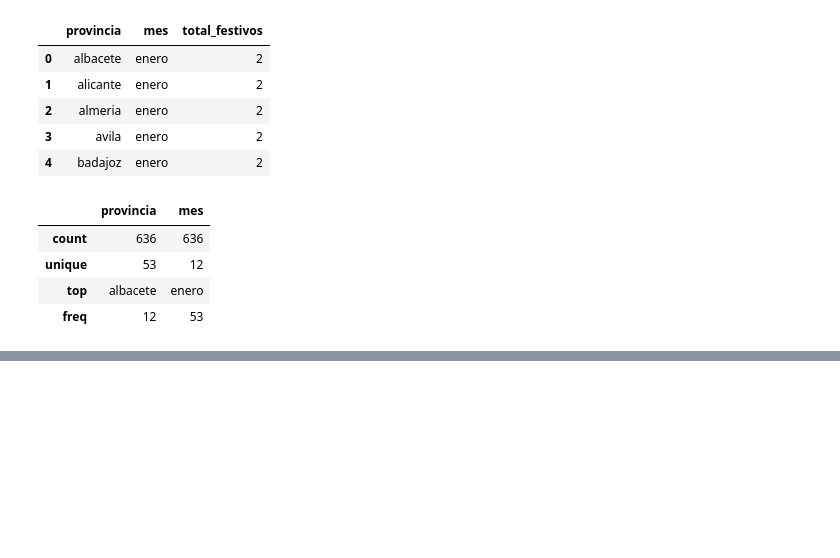
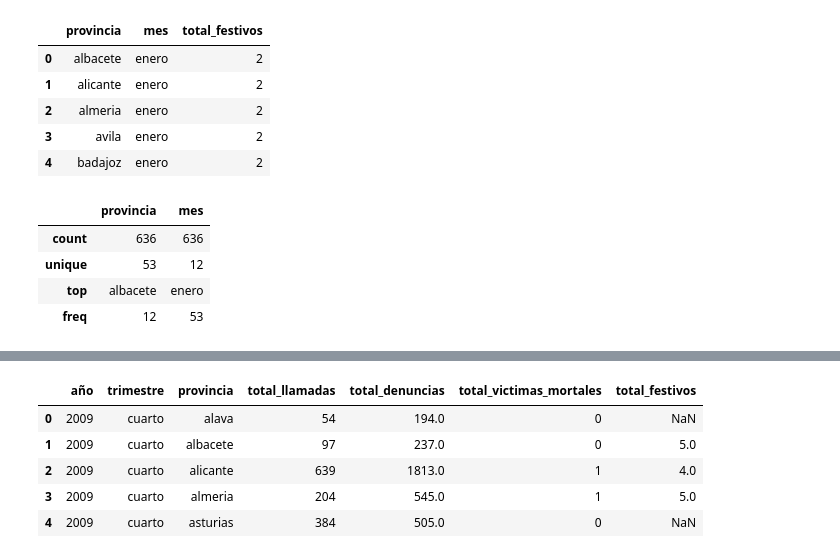
Before and after one commit to NoeRoson/Final_project, a Jupyter notebook: notebooks/graficos.ipynb, the cells around one changed output, grey strips where cells are left out. Drawn from its saved outputs; the diff is of its cells as text; code cells hidden in the pictures; blank space fills up the shorter version.

```diff
--- a/notebooks/graficos.ipynb
+++ b/notebooks/graficos.ipynb
@@ -368,7 +353,0 @@ fest_melted.describe(include = object)
-# %%
-llam_filt = denu.groupby(['año', 'trimestre', 'provincia'], as_index=False)['total_denuncias'].sum()
-
-llam_group = llam.groupby(['año', 'trimestre', 'provincia'], as_index=False)['total_llamadas'].sum()
-llam_group = llam_group[llam_group['año'] >= 2009]
-llam_denu = pd.merge(llam_group, denu_filt, on = ['año', 'trimestre', 'provincia'], how='left')
-llam_denu.head()
@@ -383,0 +397,11 @@ denu.head()
+# %%
+llam_denu_fest_vic = llam_denu_vic.merge(fest_melted, on=['trimestre', 'provincia'], how='left')
+llam_denu_fest_vic = llam_denu_fest_vic[(llam_denu_fest_vic['año'] >= 2009) & (denu['año'] <= 2022)]
+llam_denu_fest_vic.head()
+# %% [output]
+|  | año | trimestre | provincia | total_llamadas | total_denuncias | total_victimas_mortales | total_festivos |
+| 0 | 2009 | cuarto | alava | 54 | 194.0 | 0 | NaN |
+| 1 | 2009 | cuarto | albacete | 97 | 237.0 | 0 | 5.0 |
+| 2 | 2009 | cuarto | alicante | 639 | 1813.0 | 1 | 4.0 |
+| 3 | 2009 | cuarto | almeria | 204 | 545.0 | 1 | 5.0 |
+| 4 | 2009 | cuarto | asturias | 384 | 505.0 | 0 | NaN |
```
Also changed, not shown: parts of 13 cells of this notebook, 1 other file.
